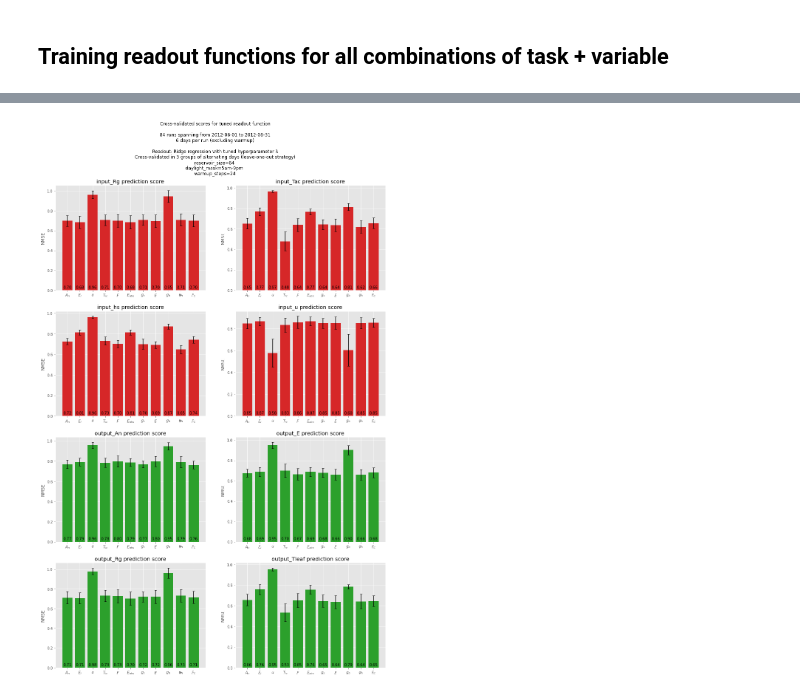
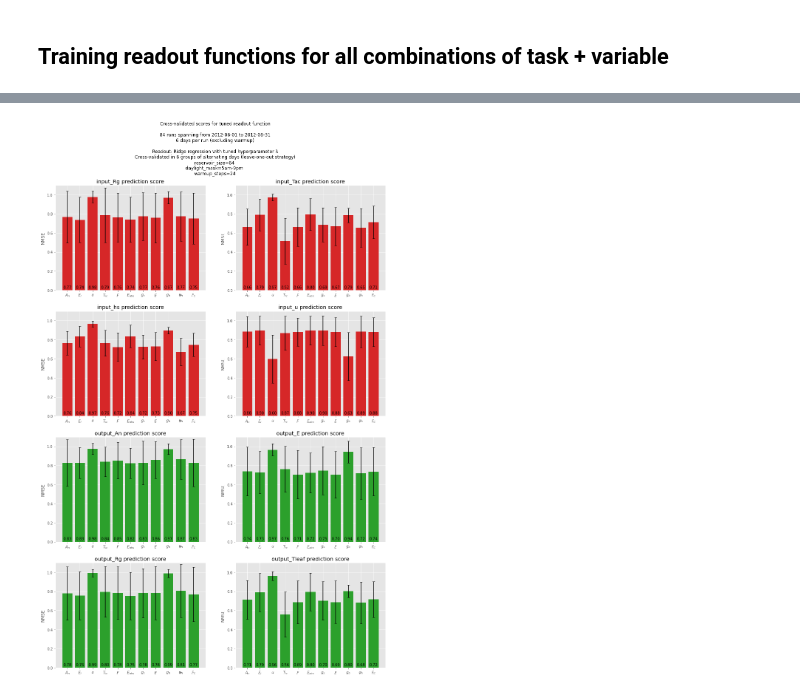
Before and after one commit to mcndt/thesis-plant-reservoir-computing, a Jupyter notebook: notebooks/2021_12_10_train_all_readouts.ipynb, the cells around one changed output, grey strips where cells are left out. Drawn from its saved outputs; the diff is of its cells as text; code cells hidden in the pictures.

```diff
--- a/notebooks/2021_12_10_train_all_readouts.ipynb
+++ b/notebooks/2021_12_10_train_all_readouts.ipynb
@@ -134,7 +134,7 @@ from src.learning.preprocessing import generate_mask
 STATE_SIZE = 64
 SAMPLES_PER_RUN = 1
 WARMUP_STEPS = 24
-N_CV_GROUPS = 3
+N_CV_GROUPS = 6
 DAYLIGHT_MASK = generate_mask(5, 21)
 # %%
  """Define readout model pipeline and hyperparameter search grid."""
@@ -159,12 +193,16 @@ from src.learning.grouping import alternating_groups
 from src.learning.training import get_cv_score, perform_gridsearch
 from src.constants import HYDROSHOOT_STATE_VARIABLES
 
+from tqdm import tqdm
+
 targets = sorted(runs[0].get_targets())
 variables = HYDROSHOOT_STATE_VARIABLES
 
 scores = []  # insert tuples of (target_name, variable_name, tuned_model, untuned_score, tuned_score)
-for target in targets:
-  for var in variables:
+
+model_targets = [(target, var) for target in targets for var in variables]
+
+for target, var in tqdm(model_targets):
     X, y = preprocess_data(runs, var, target, state_size=STATE_SIZE, samples_per_run=SAMPLES_PER_RUN,
                            warmup_steps=WARMUP_STEPS, mask=DAYLIGHT_MASK)
     X_train, y_train = reshape_data(X, y)
@@ -172,4 +210,4 @@ for target in targets:
     cv_scores = get_cv_score(readout, X_train, y_train, groups, folds, verbose=False)
     tuned_readout, tuned_cv_scores = perform_gridsearch(readout, X_train, y_train, groups, folds, search_grid, verbose=False)
     scores.append((target, var, tuned_readout, cv_scores, tuned_cv_scores))
-    print(f'{f"[{target}, {var}]":<20} CV-score (tuned): {tuned_cv_scores[1][0]:.4f} +/- {tuned_cv_scores[1][1]:.5f}')
+    # print(f'{f"[{target}, {var}]":<20} CV-score (tuned): {tuned_cv_scores[1][0]:.4f} +/- {tuned_cv_scores[1][1]:.5f}')
@@ -216,34 +236,35 @@ with plt.style.context('ggplot'):
   for i, target in enumerate(targets):
     row = i // 2
     col = i % 2
+    ax[row, col].set_ylim((0, 1.1))
 
     tuned_score_means = np.array([score_tuned[1][0] for (name_target, name_var, _, score_untuned, score_tuned) in scores if name_target == target])
     tuned_score_stdev = np.array([score_tuned[1][1] for (name_target, name_var, _, score_untuned, score_tuned) in scores if name_target == target])
     tuned_score_conf = 1.96 * tuned_score_stdev / np.sqrt(N_CV_GROUPS)
 
     color = 'tab:red' if target.startswith('input') else 'tab:green'
     rects = ax[row, col].bar(pos, -np.array(tuned_score_means), 0.8, yerr=tuned_score_conf, color=color, capsize=3)
     ax_rects.append((ax[row, col], rects))
 
     ax[row, col].set_title(f'{target} prediction score')
     ax[row, col].set_xticks(pos)
     variable_names = [name_var for (name_target, name_var, _, score_untuned, score_tuned) in scores if name_target == target]
     variable_names = [VARIABLE_NAMES[v] for v in variable_names]
     ax[row, col].set_xticklabels(variable_names)
     ax[row, col].set_ylabel('NMSE')
 
   for ax, rects in ax_rects:
     autolabel(ax, rects)
 
 
   n_runs, n_state_samples, n_days, n_steps, n_variables = X.shape
   fig.suptitle(f'Cross-validated scores for tuned readout function'
                f'\n\n{n_runs} runs spanning from 2012-06-01 to 2012-08-31'
                f'\n{n_days} days per run (excluding warmup)'
                f'\n\nReadout: Ridge regression with tuned hyperparameter λ'
                f'\nCross-validated in {N_CV_GROUPS} groups of alternating days (leave-one-out strategy)'
                f'\nreservoir_size={n_variables} \ndaylight_mask=5am-9pm \nwarmup_steps={WARMUP_STEPS}'
               )
   plt.show()
 # %% [output]
-[figure, old version]
+[figure, new version]
```
Also changed, not shown: parts of 2 cells of this notebook, 2 other files.
